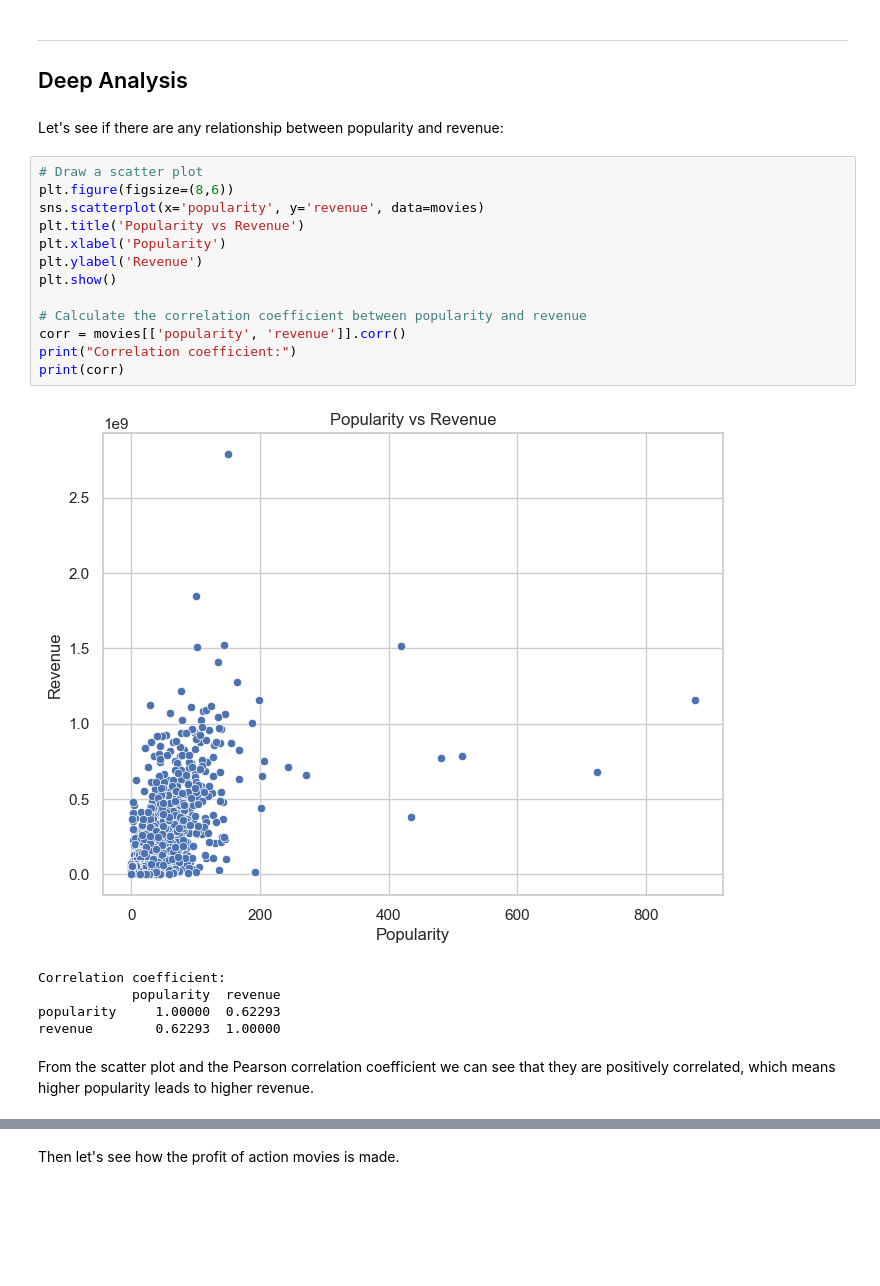
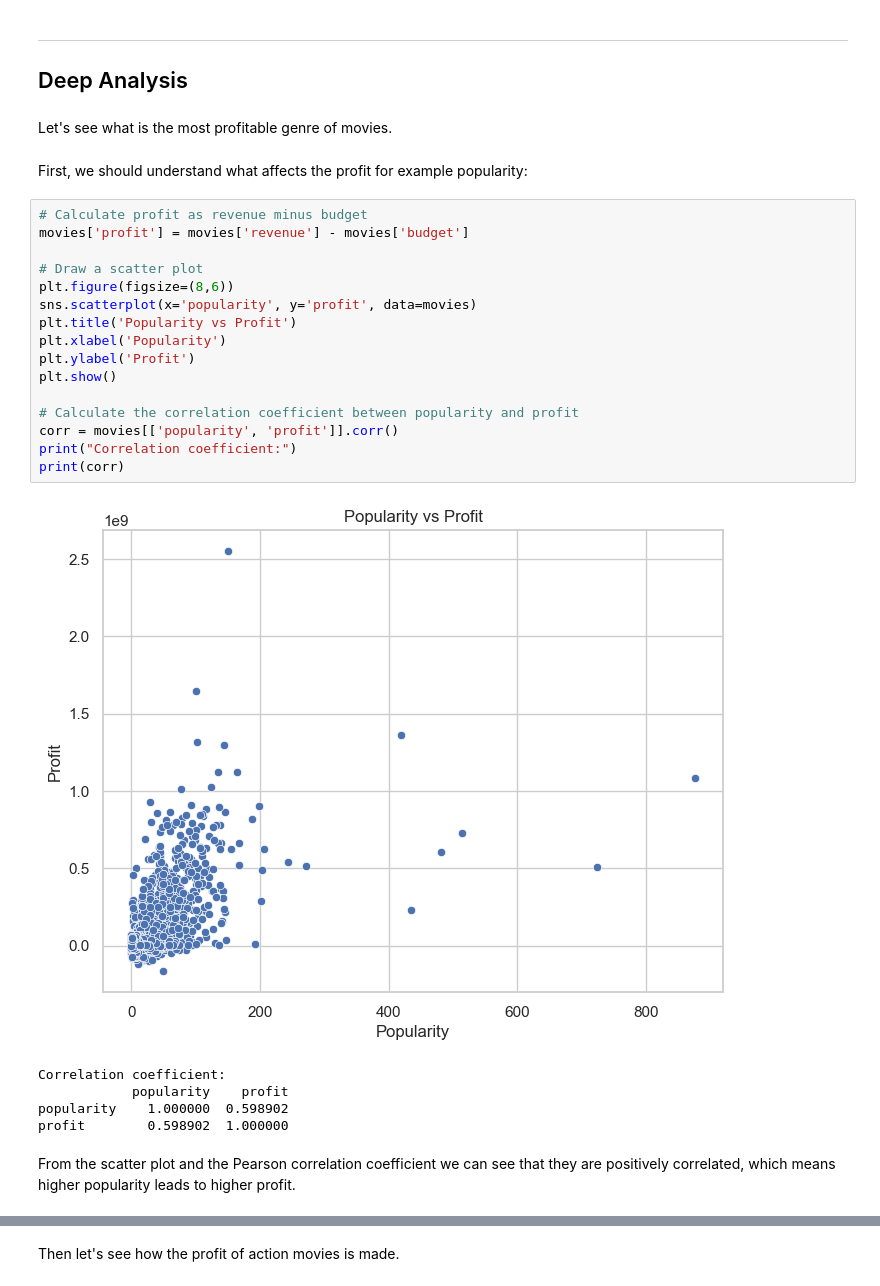
Before and after one commit to TBgit137/cloud-repository, a Jupyter notebook: Lec/Data Mining/Assessment/50087474.ipynb, the cells around one changed output, grey strips where cells are left out. Saved outputs shown, nothing was run; the diff lists cells and outputs as text; blank space fills up the shorter version.

```diff
--- a/Lec/Data Mining/Assessment/50087474.ipynb
+++ b/Lec/Data Mining/Assessment/50087474.ipynb
@@ -367,27 +500,32 @@ The vote average of a movie is nearly irrelevant with the budget.
 ---
 
 ## Deep Analysis
-# %% [markdown]
-Let's see if there are any relationship between popularity and revenue:
+# %% [markdown]
+Let's see what is the most profitable genre of movies.
+# %% [markdown]
+First, we should understand what affects the profit for example popularity:
 # %%
+# Calculate profit as revenue minus budget
+movies['profit'] = movies['revenue'] - movies['budget']
+
 # Draw a scatter plot
 plt.figure(figsize=(8,6))
-sns.scatterplot(x='popularity', y='revenue', data=movies)
-plt.title('Popularity vs Revenue')
+sns.scatterplot(x='popularity', y='profit', data=movies)
+plt.title('Popularity vs Profit')
 plt.xlabel('Popularity')
-plt.ylabel('Revenue')
+plt.ylabel('Profit')
 plt.show()
 
-# Calculate the correlation coefficient between popularity and revenue
-corr = movies[['popularity', 'revenue']].corr()
+# Calculate the correlation coefficient between popularity and profit
+corr = movies[['popularity', 'profit']].corr()
 print("Correlation coefficient:")
 print(corr)
 # %% [output]
-[figure, old version]
+[figure, new version]
 Correlation coefficient:
-            popularity  revenue
-popularity     1.00000  0.62293
-revenue        0.62293  1.00000
+            popularity    profit
+popularity    1.000000  0.598902
+profit        0.598902  1.000000
 # %% [markdown]
-From the scatter plot and the Pearson correlation coefficient we can see that they are positively correlated, which means higher popularity leads to higher revenue.
+From the scatter plot and the Pearson correlation coefficient we can see that they are positively correlated, which means higher popularity leads to higher profit.
 # %% [markdown]
```
Also changed, not shown: parts of 26 cells of this notebook, 13 other files.
